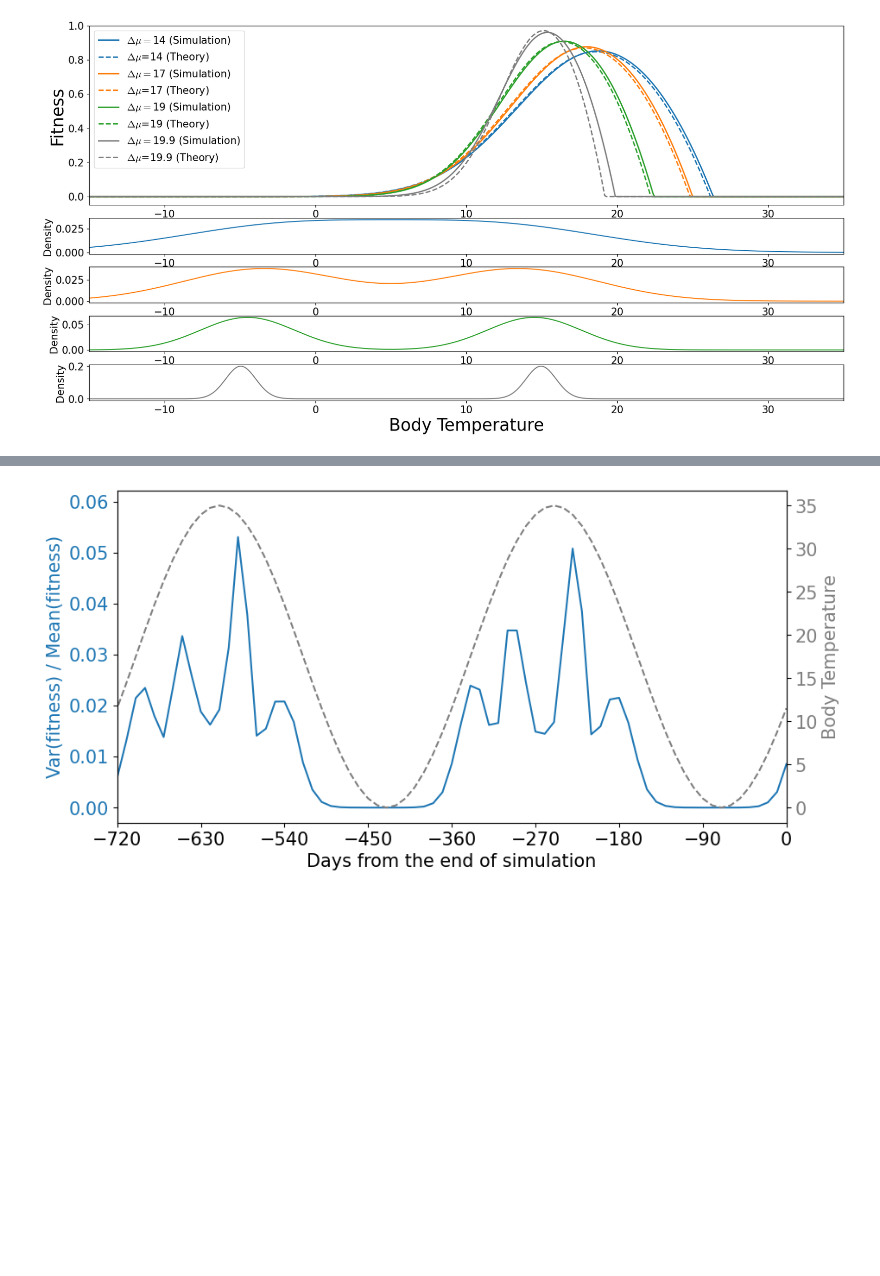
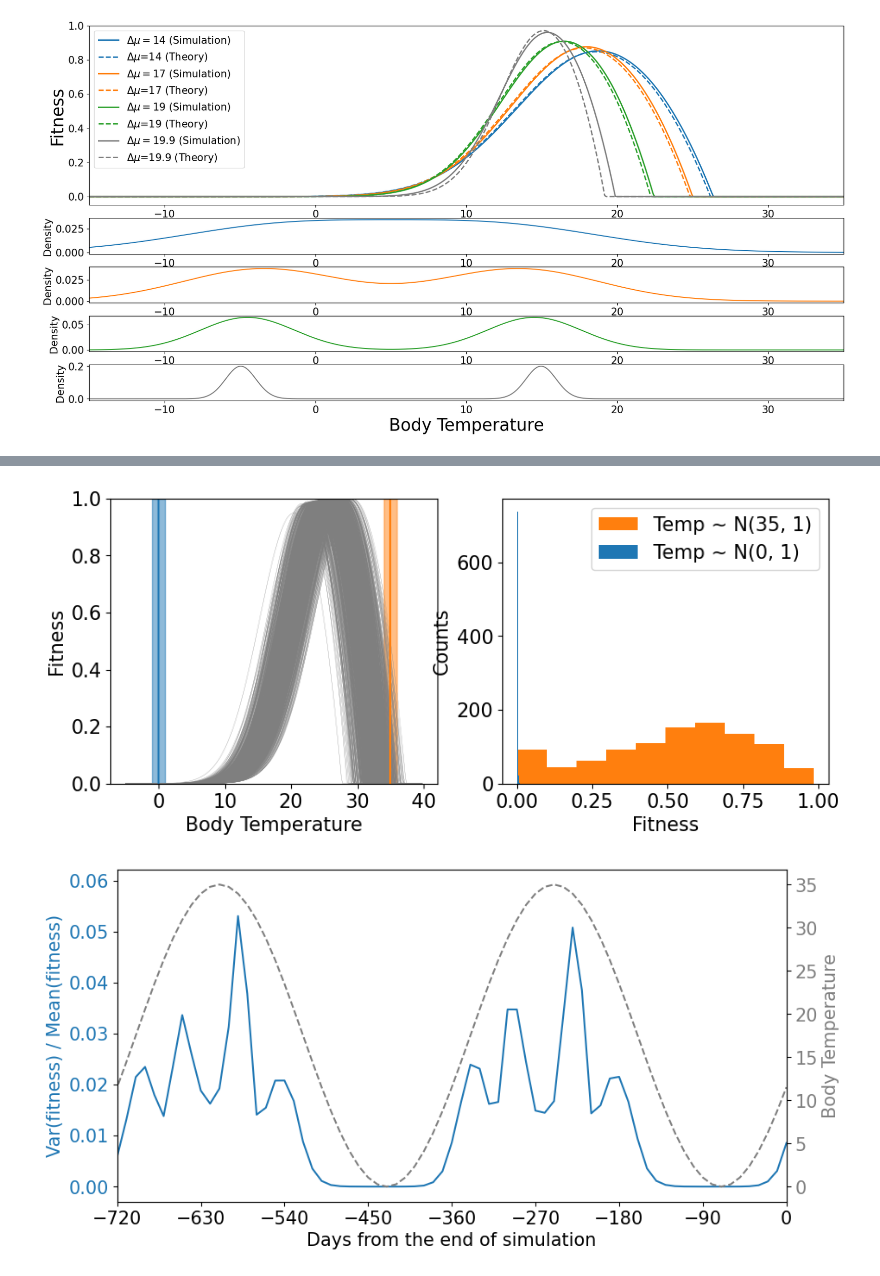
Before and after one commit to jiseonmin/TPC_evolution_SLiM, a Jupyter notebook: notebooks/SI_figures_and_tables.ipynb, the cells around one changed output, grey strips where cells are left out. Cells and saved outputs as stored; diff of their text form; code cells hidden in the pictures; blank space fills up the shorter version.

```diff
--- a/notebooks/SI_figures_and_tables.ipynb
+++ b/notebooks/SI_figures_and_tables.ipynb
@@ -701,3 +605,47 @@ fig.savefig("../figures/trop_samples.pdf", bbox_inches='tight')
+# %%
+# Figure S8
+# Let's use the B and CTmin list
+CTmin_critical = 0
+B_critical = 20
+B_and_CTmin = pd.read_csv(f"{datadir}sine_test_CTmin_critical_{CTmin_critical}_B_critical_{B_critical}.csv", engine='python')
+fig, ax = plt.subplots(nrows=1, ncols=2, figsize=(10,4))
+n_sample = 1000
+sd_temp = 1
+high_mean_temp = 30
+low_mean_temp = 5
+high_temp_fitness_list = []
+low_temp_fitness_list = []
+idxs = np.random.choice(range(len(B_and_CTmin)), size=n_sample)
+for i in idxs:
+    high_temp_fitness = tpc_object.w_TPC(T=np.random.random(size=1) * sd_temp + high_mean_temp,
+                     CTmin=B_and_CTmin.CTmin[i],
+                     B=B_and_CTmin.B[i])
+    high_temp_fitness_list.append(high_temp_fitness)
+    low_temp_fitness = tpc_object.w_TPC(T=np.random.random(size=1) * sd_temp + low_mean_temp,
+                     CTmin=B_and_CTmin.CTmin[i],
+                     B=B_and_CTmin.B[i])
+    low_temp_fitness_list.append(low_temp_fitness)
+ax[1].hist(high_temp_fitness_list, label='Temp ~ N(35, 1)', color='tab:orange')
+ax[1].hist(low_temp_fitness_list, label='Temp ~ N(0, 1)', color='tab:blue')
+ax[1].legend()
+ax[1].set_ylabel("Counts")
+ax[0].set_ylabel("Fitness")
+T_list = np.arange(-5, 40, 0.2)
+for i in idxs:
+    curve = tpc_object.w_TPC(T=T_list,
+                     CTmin=B_and_CTmin.CTmin[i],
+                     B=B_and_CTmin.B[i])
+    ax[0].plot(T_list, curve, color='tab:grey', linewidth=0.2)
+ax[0].vlines(x = 0, ymin=0, ymax=1, color='tab:blue')
+ax[0].axvspan(xmin=-1, xmax=1, ymin=0, ymax=1, color='tab:blue', alpha=0.5)
+ax[0].vlines(x = 35, ymin=0, ymax=1, color='tab:orange')
+ax[0].axvspan(xmin=34, xmax=36, ymin=0, ymax=1, color='tab:orange', alpha=0.5)
+ax[1].set_xlabel("Fitness")
+ax[0].set_xlabel("Body Temperature")
+ax[0].set_ylim((0,1))
+fig.savefig("../figures/SI_asymmetric_TPC.pdf", bbox_inches='tight')
+# %% [output]
+[figure, added]
 # %%
 # Figure S9
 CTmin_critical = 0
```
Also changed, not shown: parts of 15 cells of this notebook, 5 other files.
